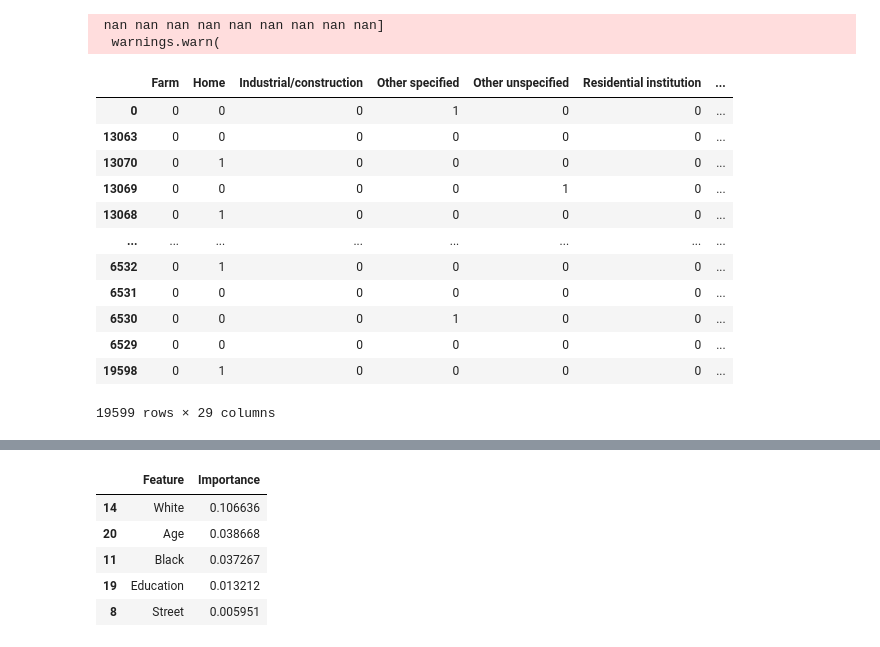
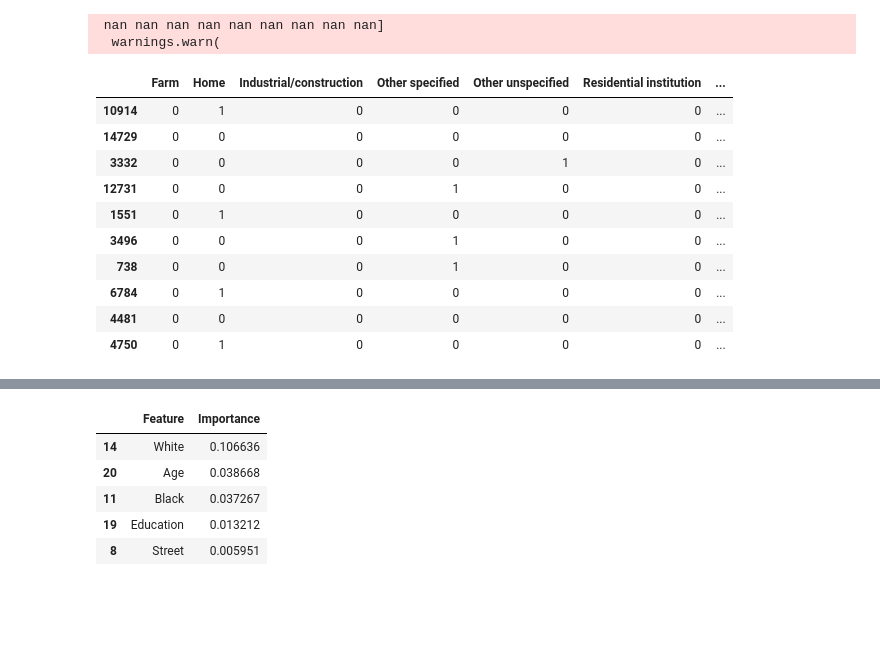
Before and after one commit to ahuang28/cs3244_final_project, a Jupyter notebook: code.ipynb, the cells around one changed output, grey strips where cells are left out. Cells and saved outputs as stored; diff of their text form; code cells hidden in the pictures; blank space fills up the shorter version.

```diff
--- a/code.ipynb
+++ b/code.ipynb
@@ -821,8 +821,8 @@ def train_evaluate_xgboost(X_train, y_train, X_test, y_test, penalise):
             y_onehot_test[:, class_id],
             y_score[:, class_id],
             name=f"{reason} vs the rest",
-            color="darkorange")
-            #plot_chance_level=True)
+            color="darkorange",
+            plot_chance_level=True)
 
         _ = display.ax_.set(
             xlabel="False Positive Rate",
@@ -887,7 +887,7 @@ xgb_model_imb.fit(x_train_imb, y_train_imb_num)
 xgb_y_pred = xgb_model_imb.predict(x_test_rem)
 xgb_y_score = xgb_model_imb.predict_proba(x_test_rem)
 
-xgb_label_binarizer = LabelBinarizer().fit(y_train_imb)
+xgb_label_binarizer = LabelBinarizer().fit(y_train_imb_num)
 xgb_y_onehot_test = xgb_label_binarizer.transform(y_test_rem_num)
 epsilon = 1e-10
 
@@ -901,6 +901,8 @@ xgb_log_loss_df ['reason_pred'] = xgb_y_pred
 xgb_y_score_df = pd.DataFrame(xgb_y_score, columns=xgb_reason_classes)
 xgb_log_loss_df  = pd.concat([xgb_log_loss_df .reset_index(drop=True), xgb_y_score_df], axis=1)
 
+#xgb_best_model = xgb_model_imb.best_estimator_
+#xgb_importances = xgb_best_model.get_booster().get_score(importance_type='gain')
 xgb_importances = xgb_model_imb.best_estimator_.feature_importances_
 
 xgb_importance_df = pd.DataFrame({
@@ -919,20 +921,19 @@ xgb_permutation_importance_df = xgb_permutation_importance_df.sort_values(by='Im
   warnings.warn(
 # %%
 #Log loss in descending order
-xgb_log_loss_df.sort_values(by='log_loss', ascending=False)
+pd.set_option("display.max_columns", None)
+xgb_log_loss_df.sort_values(by='log_loss', ascending=False).head(10)
 # %% [output]
 |  | Farm | Home | Industrial/construction | Other specified | Other unspecified | Residential institution | ... |
-| 0 | 0 | 0 | 0 | 1 | 0 | 0 | ... |
-| 13063 | 0 | 0 | 0 | 0 | 0 | 0 | ... |
-| 13070 | 0 | 1 | 0 | 0 | 0 | 0 | ... |
-| 13069 | 0 | 0 | 0 | 0 | 1 | 0 | ... |
-| 13068 | 0 | 1 | 0 | 0 | 0 | 0 | ... |
-| ... | ... | ... | ... | ... | ... | ... | ... |
-| 6532 | 0 | 1 | 0 | 0 | 0 | 0 | ... |
-| 6531 | 0 | 0 | 0 | 0 | 0 | 0 | ... |
-| 6530 | 0 | 0 | 0 | 1 | 0 | 0 | ... |
-| 6529 | 0 | 0 | 0 | 0 | 0 | 0 | ... |
-| 19598 | 0 | 1 | 0 | 0 | 0 | 0 | ... |
+| 10914 | 0 | 1 | 0 | 0 | 0 | 0 | ... |
+| 14729 | 0 | 0 | 0 | 0 | 0 | 0 | ... |
+| 3332 | 0 | 0 | 0 | 0 | 1 | 0 | ... |
+| 12731 | 0 | 0 | 0 | 1 | 0 | 0 | ... |
+| 1551 | 0 | 1 | 0 | 0 | 0 | 0 | ... |
+| 3496 | 0 | 0 | 0 | 1 | 0 | 0 | ... |
+| 738 | 0 | 0 | 0 | 1 | 0 | 0 | ... |
+| 6784 | 0 | 1 | 0 | 0 | 0 | 0 | ... |
+| 4481 | 0 | 0 | 0 | 0 | 0 | 0 | ... |
+| 4750 | 0 | 1 | 0 | 0 | 0 | 0 | ... |
-19599 rows × 29 columns
 # %%
 #Most important features in XGBoost class weights model
```
Also changed, not shown: parts of 1 cell of this notebook.
